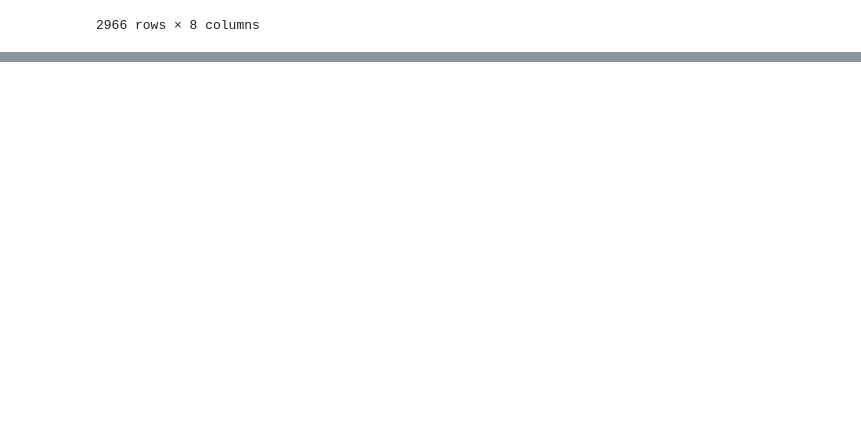
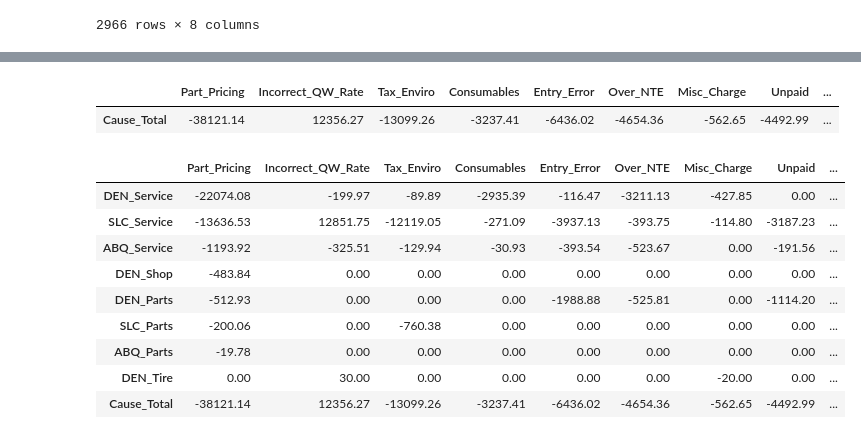
Before and after one commit to sarahheavner/NatlAcctPricing, a Jupyter notebook: Resources/Pricing.ipynb, the cells around one changed output, grey strips where cells are left out. Drawn from its saved outputs; the diff is of its cells as text; code cells hidden in the pictures; blank space fills up the shorter version.

```diff
--- a/Resources/Pricing.ipynb
+++ b/Resources/Pricing.ipynb
@@ -523,0 +528,7 @@ pricing_summary
+# %%
+#Create new DF combining all Branch/Depts
+cause = [denService_Cause, slcService_Cause, abqService_Cause, denShop_Cause, denParts_Cause, slcParts_Cause, abqParts_Cause, denTire_Cause]
+
+branch_cause = pd.concat(cause)
+
+branch_cause
@@ -523,0 +545,5 @@ pricing_summary
+# %%
+#Calculate totals for each branch
+branch_cause["Branch_Total"] = branch_cause.loc[:, "Part_Pricing":"Unpaid"].sum(axis=1)
+
+branch_cause
@@ -523,0 +560,5 @@ pricing_summary
+# %%
+#Calculate Cause Total for all Branches/Depts
+total_cause = branch_cause.sum(axis=0)
+
+total_cause
@@ -523,0 +576,27 @@ pricing_summary
+# %%
+cause_totals = pd.DataFrame({"Part_Pricing":[total_cause.Part_Pricing], "Incorrect_QW_Rate":[total_cause.Incorrect_QW_Rate],
+                             "Tax_Enviro":[total_cause.Tax_Enviro], "Consumables":[total_cause.Consumables], "Entry_Error":
+                            [total_cause.Entry_Error], "Over_NTE":[total_cause.Over_NTE], "Misc_Charge":[total_cause.Misc_Charge],
+                            "Unpaid":[total_cause.Unpaid], "Branch_Total":[total_cause.Branch_Total]})
+
+cause_totals = cause_totals.rename({0:"Cause_Total"})
+
+cause_totals
+# %% [output]
+|  | Part_Pricing | Incorrect_QW_Rate | Tax_Enviro | Consumables | Entry_Error | Over_NTE | Misc_Charge | Unpaid | ... |
+| Cause_Total | -38121.14 | 12356.27 | -13099.26 | -3237.41 | -6436.02 | -4654.36 | -562.65 | -4492.99 | ... |
+# %%
+clean_cause = branch_cause.append(cause_totals)
+
+clean_cause
+# %% [output]
+|  | Part_Pricing | Incorrect_QW_Rate | Tax_Enviro | Consumables | Entry_Error | Over_NTE | Misc_Charge | Unpaid | ... |
+| DEN_Service | -22074.08 | -199.97 | -89.89 | -2935.39 | -116.47 | -3211.13 | -427.85 | 0.00 | ... |
+| SLC_Service | -13636.53 | 12851.75 | -12119.05 | -271.09 | -3937.13 | -393.75 | -114.80 | -3187.23 | ... |
+| ABQ_Service | -1193.92 | -325.51 | -129.94 | -30.93 | -393.54 | -523.67 | 0.00 | -191.56 | ... |
+| DEN_Shop | -483.84 | 0.00 | 0.00 | 0.00 | 0.00 | 0.00 | 0.00 | 0.00 | ... |
+| DEN_Parts | -512.93 | 0.00 | 0.00 | 0.00 | -1988.88 | -525.81 | 0.00 | -1114.20 | ... |
+| SLC_Parts | -200.06 | 0.00 | -760.38 | 0.00 | 0.00 | 0.00 | 0.00 | 0.00 | ... |
+| ABQ_Parts | -19.78 | 0.00 | 0.00 | 0.00 | 0.00 | 0.00 | 0.00 | 0.00 | ... |
+| DEN_Tire | 0.00 | 30.00 | 0.00 | 0.00 | 0.00 | 0.00 | -20.00 | 0.00 | ... |
+| Cause_Total | -38121.14 | 12356.27 | -13099.26 | -3237.41 | -6436.02 | -4654.36 | -562.65 | -4492.99 | ... |
```
Also changed, not shown: parts of 51 cells of this notebook, 1 other file.
